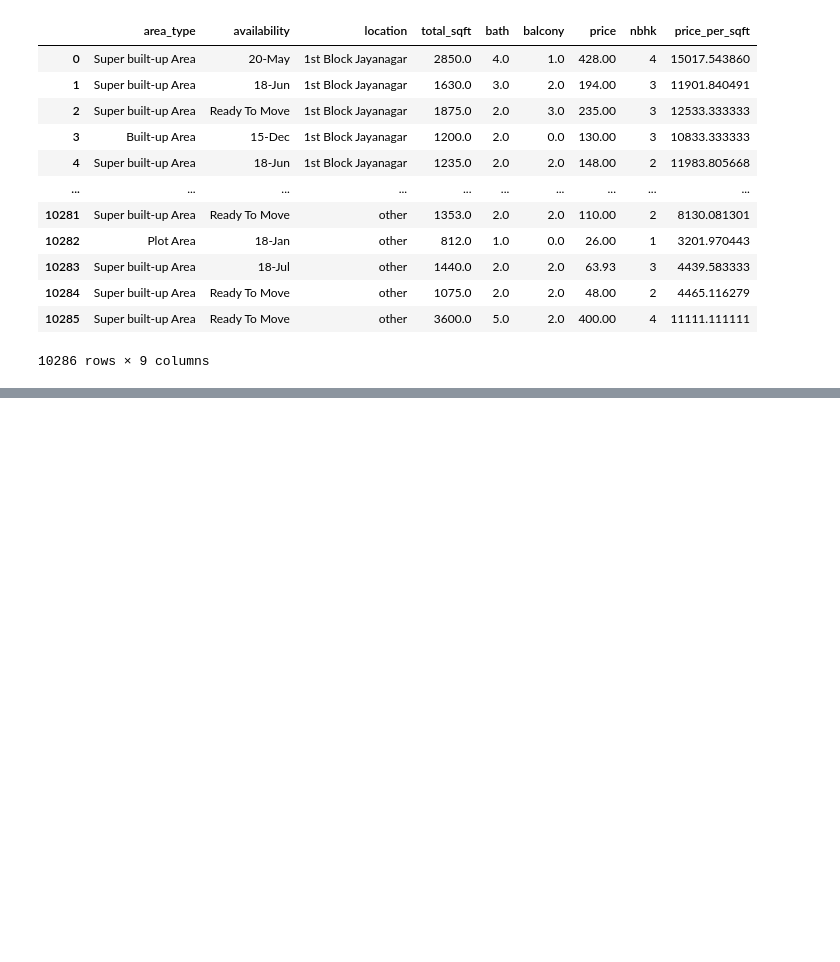
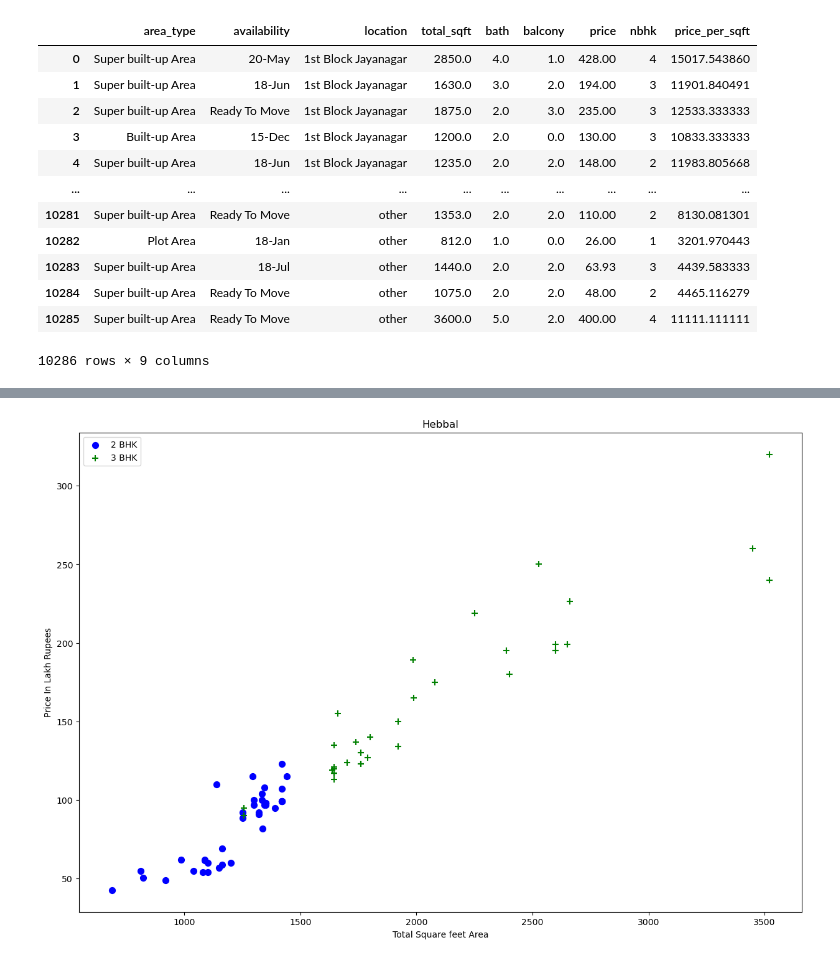
Before and after one commit to SachinMishra-ux/Digikull_March_house, a Jupyter notebook: Bangalore_house_price_prediction.ipynb, the cells around one changed output, grey strips where cells are left out. Cells and saved outputs as stored; diff of their text form; code cells hidden in the pictures; blank space fills up the shorter version.

```diff
--- a/Bangalore_house_price_prediction.ipynb
+++ b/Bangalore_house_price_prediction.ipynb
@@ -545,0 +668,4 @@ df6
+# %%
+plot_scatter_chart(df7,"Hebbal")
+# %% [output]
+[figure, added]
```
Also changed, not shown: parts of 32 cells of this notebook, 1 other file.
